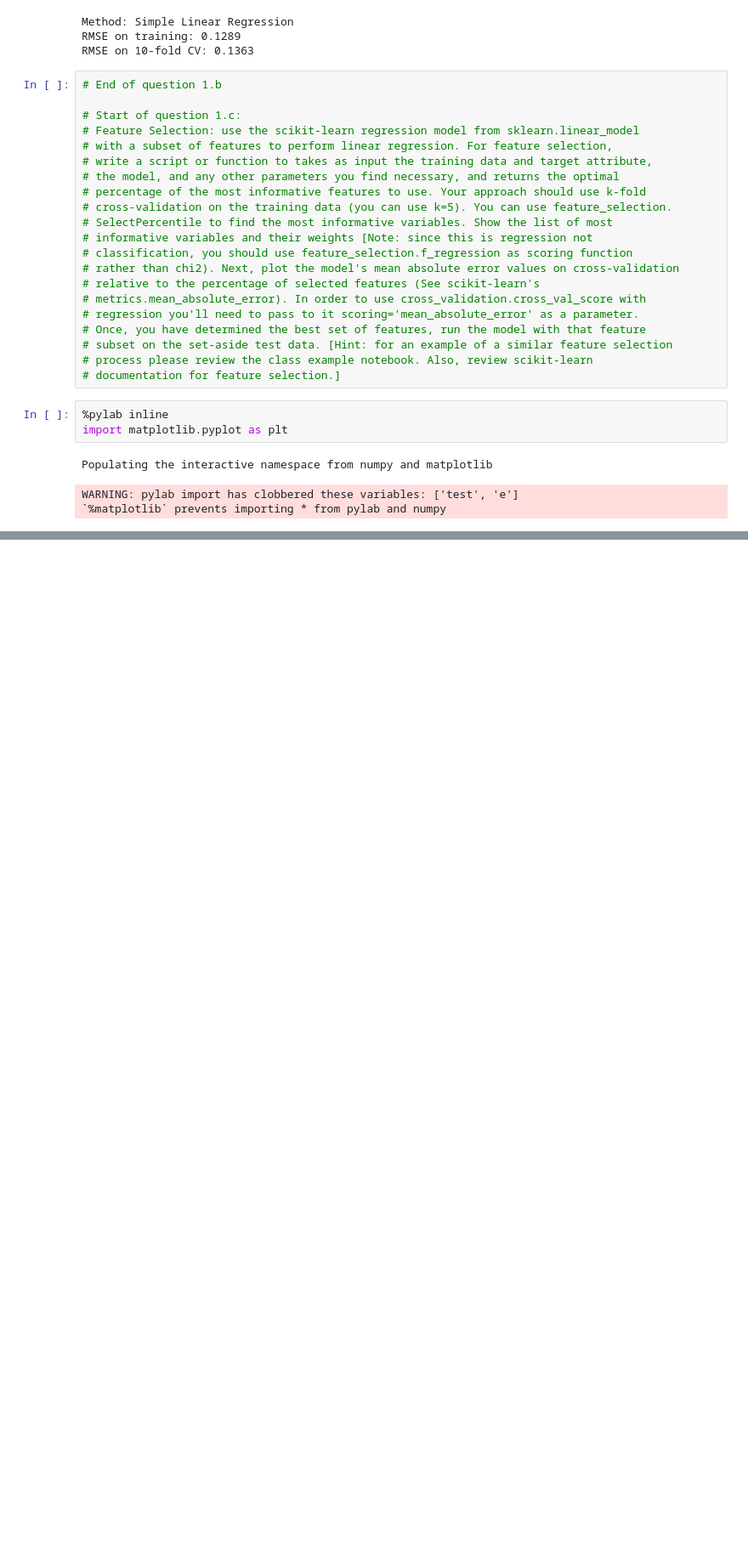
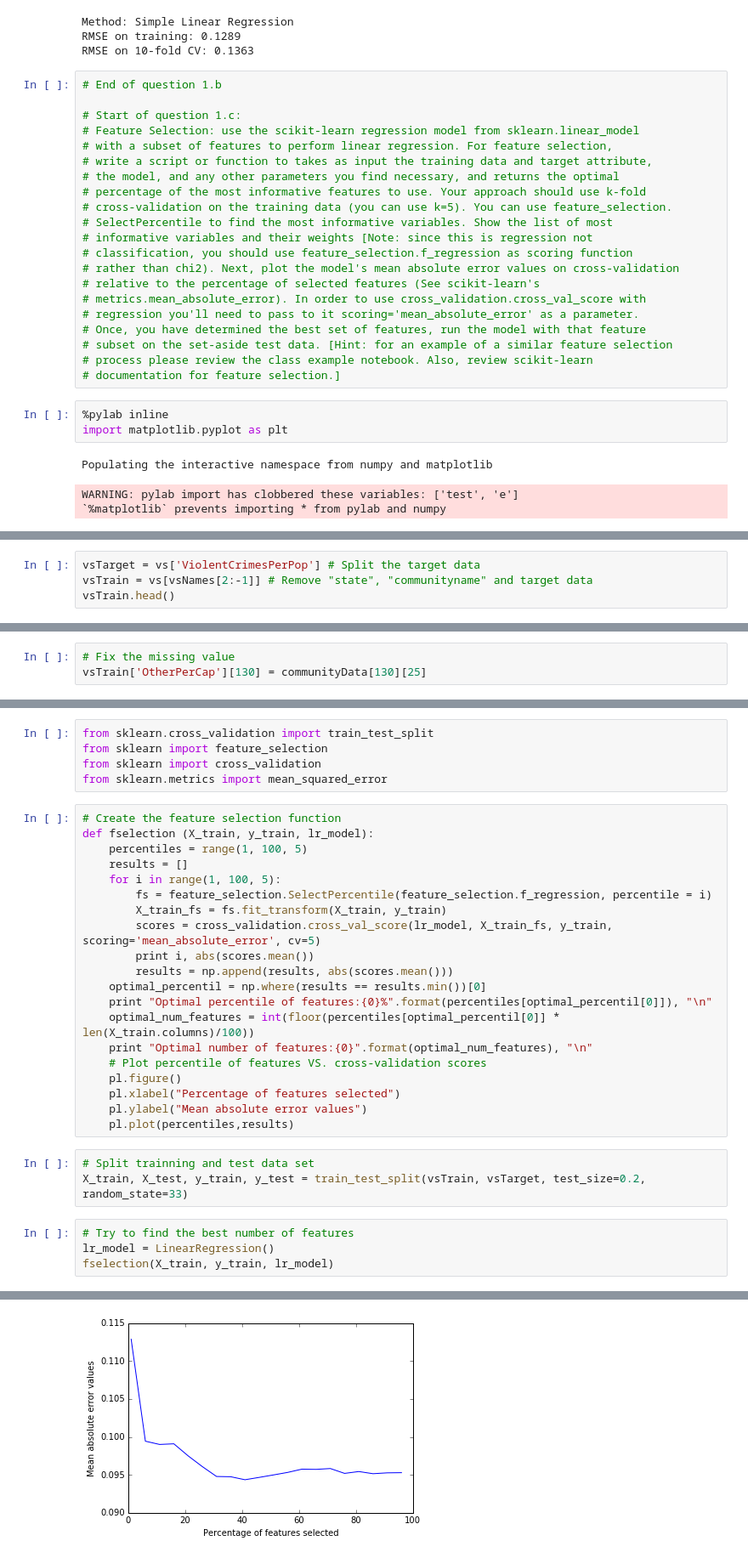
Before and after one commit to danoPA/python, a Jupyter notebook: ipython/CSC478_Assignment3.ipynb, the cells around one changed output, grey strips where cells are left out. Shown: that part at 85% size. Drawn from its saved outputs; the diff is of its cells as text; blank space fills up the shorter version.

```diff
--- a/ipython/CSC478_Assignment3.ipynb
+++ b/ipython/CSC478_Assignment3.ipynb
@@ -241,0 +262,4 @@ WARNING: pylab import has clobbered these variables: ['test', 'e']
+# %%
+vsTarget = vs['ViolentCrimesPerPop'] # Split the target data
+vsTrain = vs[vsNames[2:-1]] # Remove "state", "communityname" and target data
+vsTrain.head()
@@ -241,0 +274,3 @@ WARNING: pylab import has clobbered these variables: ['test', 'e']
+# %%
+# Fix the missing value
+vsTrain['OtherPerCap'][130] = communityData[130][25]
@@ -241,0 +290,33 @@ WARNING: pylab import has clobbered these variables: ['test', 'e']
+# %%
+from sklearn.cross_validation import train_test_split
+from sklearn import feature_selection
+from sklearn import cross_validation
+from sklearn.metrics import mean_squared_error
+# %%
+# Create the feature selection function
+def fselection (X_train, y_train, lr_model):
+    percentiles = range(1, 100, 5)
+    results = []
+    for i in range(1, 100, 5):
+        fs = feature_selection.SelectPercentile(feature_selection.f_regression, percentile = i)
+        X_train_fs = fs.fit_transform(X_train, y_train)
+        scores = cross_validation.cross_val_score(lr_model, X_train_fs, y_train, scoring='mean_absolute_error', cv=5)
+        print i, abs(scores.mean())
+        results = np.append(results, abs(scores.mean()))
+    optimal_percentil = np.where(results == results.min())[0]
+    print "Optimal percentile of features:{0}%".format(percentiles[optimal_percentil[0]]), "\n"
+    optimal_num_features = int(floor(percentiles[optimal_percentil[0]] * len(X_train.columns)/100))
+    print "Optimal number of features:{0}".format(optimal_num_features), "\n"
+    # Plot percentile of features VS. cross-validation scores
+    pl.figure()
+    pl.xlabel("Percentage of features selected")
+    pl.ylabel("Mean absolute error values")
+    pl.plot(percentiles,results)
+# %%
+# Split trainning and test data set
+X_train, X_test, y_train, y_test = train_test_split(vsTrain, vsTarget, test_size=0.2, random_state=33)
+# %%
+# Try to find the best number of features
+lr_model = LinearRegression()
+fselection(X_train, y_train, lr_model)
+# %% [output]
@@ -241,0 +340 @@ WARNING: pylab import has clobbered these variables: ['test', 'e']
+[figure, added]
```
Also changed, not shown: parts of 45 cells of this notebook, 1 other file.
